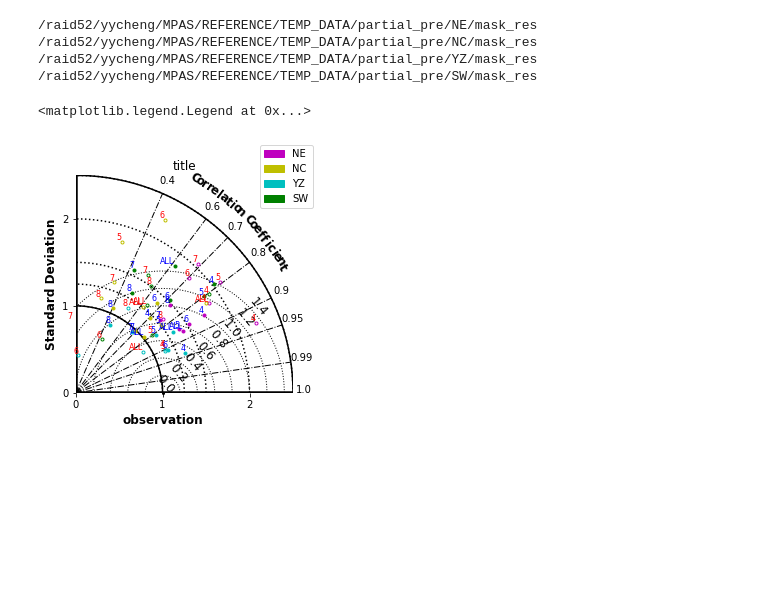
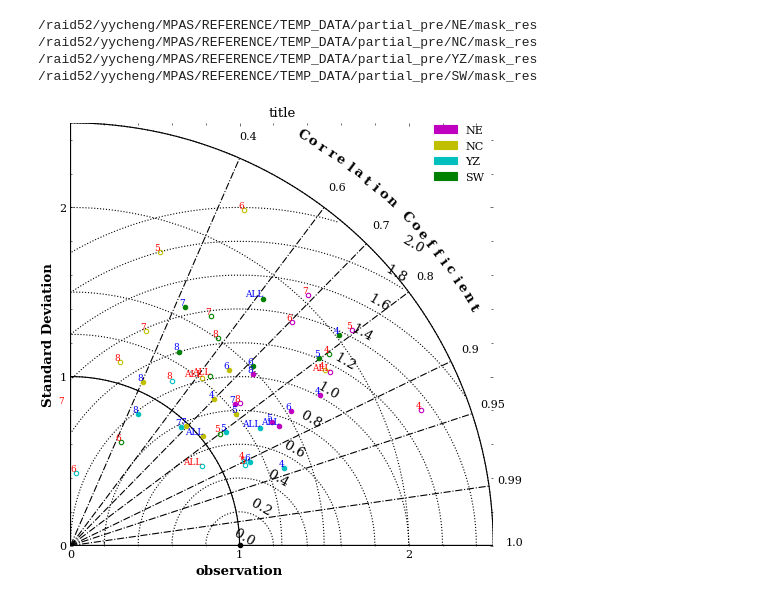
Before and after one commit to dozerlcl/MPAS_case_study, a Jupyter notebook: 92-25km_vr_rcm_postprocess/visualization/check_obs/check_cn051/pre/taylor_partial/precip_space_taylor_partial.ipynb, the cells around one changed output. Drawn from its saved outputs; the diff is of its cells as text; code cells hidden in the pictures; blank space fills up the shorter version.

Commit message:
add partial

```diff
--- a/92-25km_vr_rcm_postprocess/visualization/check_obs/check_cn051/pre/taylor_partial/precip_space_taylor_partial.ipynb
+++ b/92-25km_vr_rcm_postprocess/visualization/check_obs/check_cn051/pre/taylor_partial/precip_space_taylor_partial.ipynb
@@ -31,6 +31,12 @@ for i in partial_list:
 # label = ['Non-Dimensional Observation', 'M1']
 first_plot = 'off'
 color_plot = ["m","y","c","g"]
+partial_list = ["NE", "NC", "YZ", "SW"]
+plt.style.use(['science', 'no-latex']) # 采用 安装的scinence绘图风格，matplotlib风格拓展
+# fig,ax = plt.subplots(4,1,figsize=(16,12))
+fig = plt.figure(figsize=(7, 7), dpi=80)
+# ax1=fig.add_subplot(2,2,1)
+# ax2=fig.add_subplot(2,2,3)
 ind = 0
 for partial_ind in partial_list:
     model_plot = partial_res[partial_ind]
@@ -40,12 +46,12 @@ for partial_ind in partial_list:
     # label2 = {"obs":"b","4":"r","5":"g","6":"k","7":"r","8":"r","ALL":"r"}
     lsCOR = np.concatenate((np.arange(0.4,1.0,0.2), [0.7,0.9, 0.95, 0.99, 1]))
 
-    ax1 = sm.taylor_diagram(model_plot['vr']['sdev'],model_plot['vr']['crmsd'],model_plot['vr']['ccoef'],
+    sm.taylor_diagram(model_plot['vr']['sdev'],model_plot['vr']['crmsd'],model_plot['vr']['ccoef'],
     markerLabel = label2,
     numberPanels = 1,
     # markerLabel = ,
     # markerlegend = "on",
-    tickRMS = np.arange(0,1.6,0.2), tickRMSangle = 40,
+    tickRMS = np.arange(0,2.2,0.2), tickRMSangle = 60,
     colRMS = 'k', styleRMS = ':', widthRMS = 1.0,
     tickCOR = lsCOR,
     showlabelsRMS = "on",
@@ -60,45 +66,54 @@ for partial_ind in partial_list:
     markerobs = 'o',
     markerColor = color_plot[ind],
     markerLabelColor = 'r',
-    markerSize = 6,
+    markerSize = 8,
     alpha = 0.,
     overlay = first_plot,
     titleOBS = 'observation')
 
-    ax2 = sm.taylor_diagram(model_plot['rcm']['sdev'],model_plot['rcm']['crmsd'],model_plot['rcm']['ccoef'], markerLabel =label2,
+    sm.taylor_diagram(model_plot['rcm']['sdev'],model_plot['rcm']['crmsd'],model_plot['rcm']['ccoef'], markerLabel =label2,
     markerColor = color_plot[ind],
     # markerlegend = "on",
     markerLabelColor = 'b',
     titleOBS = 'observation',
-    markerSize = 6 ,
+    markerSize = 8 ,
     alpha = 1.,
     overlay='on')
+
+    # ax2 = sm.taylor_diagram(model_plot['rcm']['sdev'],model_plot['rcm']['crmsd'],model_plot['rcm']['ccoef'], markerLabel =label2,
+    # markerColor = color_plot[ind],
+    # # markerlegend = "on",
+    # markerLabelColor = 'b',
+    # titleOBS = 'observation',
+    # markerSize = 8 ,
+    # alpha = 1.,
+    # overlay='off')
+
 
     first_plot = 'on'
     ind = ind + 1
 
 
 plt.title("title")
 # color_plot = ["m","y","w","g"]
 # partial_list = ["NE", "NC", "YZ", "SW"]
 import matplotlib.patches as mpatches
 patch = []
 patch.append(mpatches.Patch(color='m', label='NE'))
 patch.append(mpatches.Patch(color='y', label='NC'))
 patch.append(mpatches.Patch(color='c', label='YZ'))
 patch.append(mpatches.Patch(color='g', label='SW'))
 plt.legend(handles= patch, loc=[0.85,0.85])
 
 # legend_elements = [color='b', lw=4, label='Line'),
 # Line2D([0], [0], marker='o', color='w', label='Scatter',
 #                           markerfacecolor='g', markersize=15),
 #                    Patch(facecolor='orange', edgecolor='r',
 #                          label='Color Patch')]
 # plt.legend(label1, loc='upper right')
 
 # pic_output_path = "/m2data2/yycheng/playground/MPAS_case_study/case_template/92-25km_vr_rcm_postprocess/visualization/check_obs/check_cn051/pre/taylor/output_pic/"
-# plt.savefig(pic_output_path + "taylor_normalized_2003-2015_space",dpi=300)
+plt.savefig("./output_pic/4regions",dpi=300, facecolor='white')
 # del(ax)
 # %% [output]
-<matplotlib.legend.Legend at 0x...>
-[figure, old version]
+[figure, new version]
```
Also changed, not shown: parts of 2 cells of this notebook, 6 other files.
